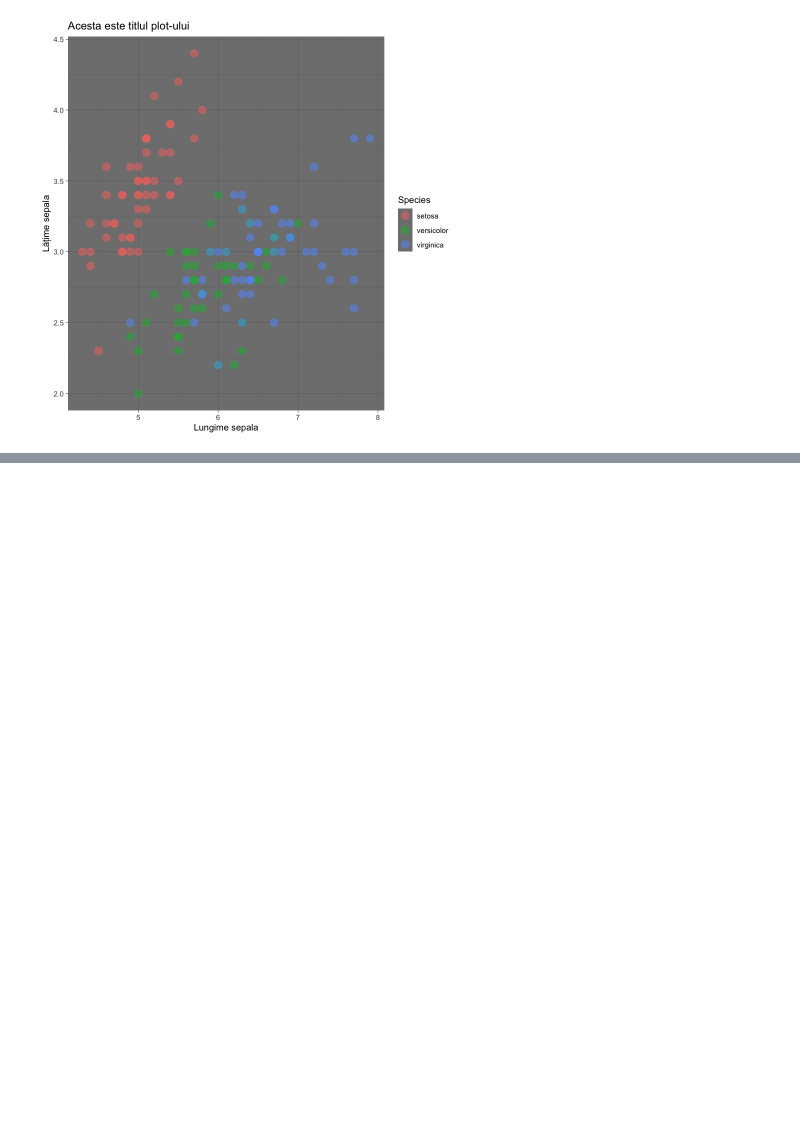
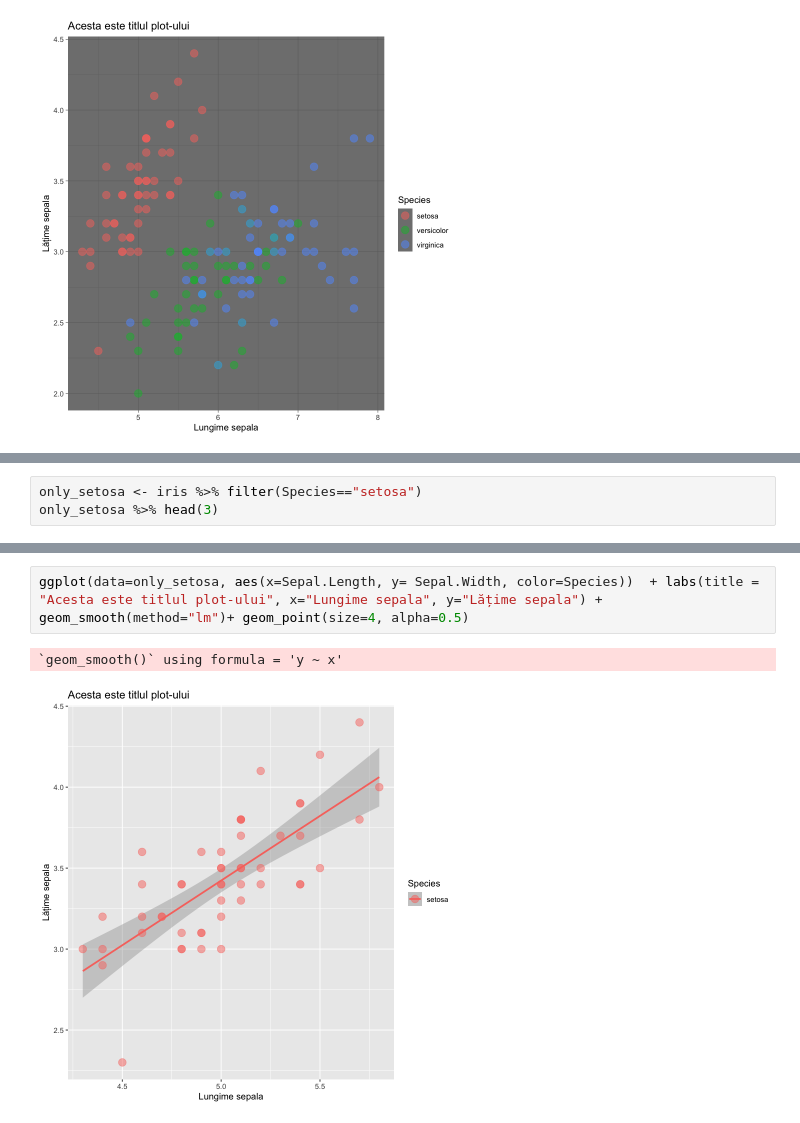
Before and after one commit to sojog/R-Language-Link-Academy-2026, a Jupyter notebook: Curs6/06.iris_ggplot.ipynb, the cells around one changed output, grey strips where cells are left out. Saved outputs shown, nothing was run; the diff lists cells and outputs as text; blank space fills up the shorter version.

```diff
--- a/Curs6/06.iris_ggplot.ipynb
+++ b/Curs6/06.iris_ggplot.ipynb
@@ -75,0 +92,3 @@ ggplot(data=iris, aes(x=Sepal.Length, y= Sepal.Width, color=Species))  + labs(ti
+# %%
+only_setosa <- iris %>% filter(Species=="setosa")
+only_setosa %>% head(3)
@@ -75,0 +102,5 @@ ggplot(data=iris, aes(x=Sepal.Length, y= Sepal.Width, color=Species))  + labs(ti
+# %%
+ggplot(data=only_setosa, aes(x=Sepal.Length, y= Sepal.Width, color=Species))  + labs(title = "Acesta este titlul plot-ului", x="Lungime sepala", y="Lățime sepala") + geom_smooth(method="lm")+ geom_point(size=4, alpha=0.5)
+# %% [output]
+`geom_smooth()` using formula = 'y ~ x'
+[figure, added]
```
Also changed, not shown: parts of 3 cells of this notebook, 1 other file.
